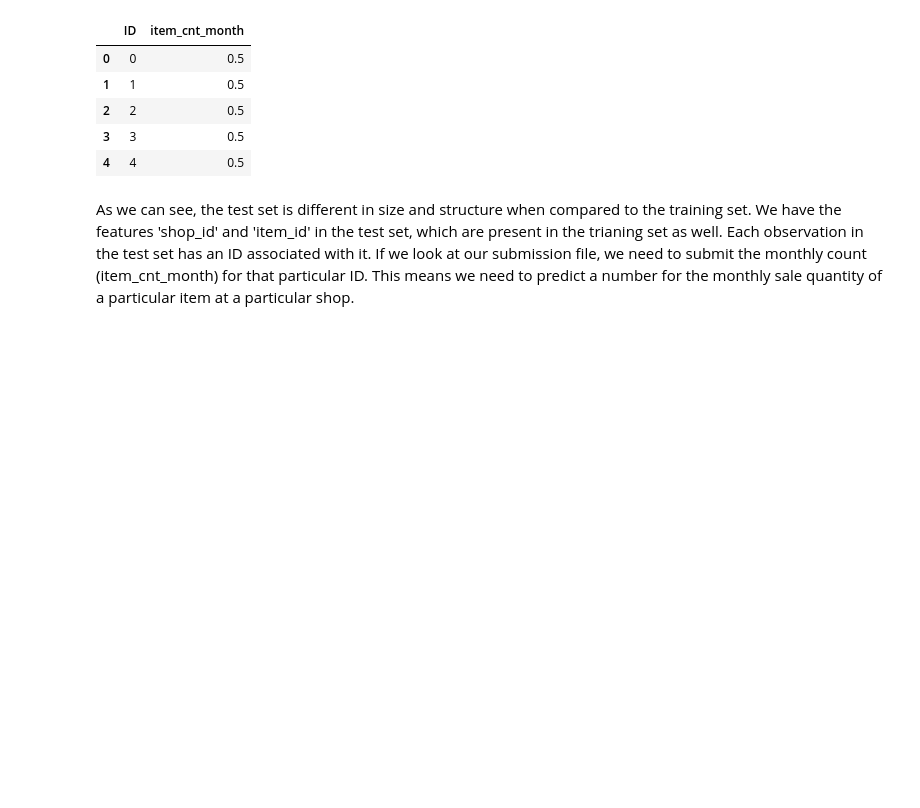
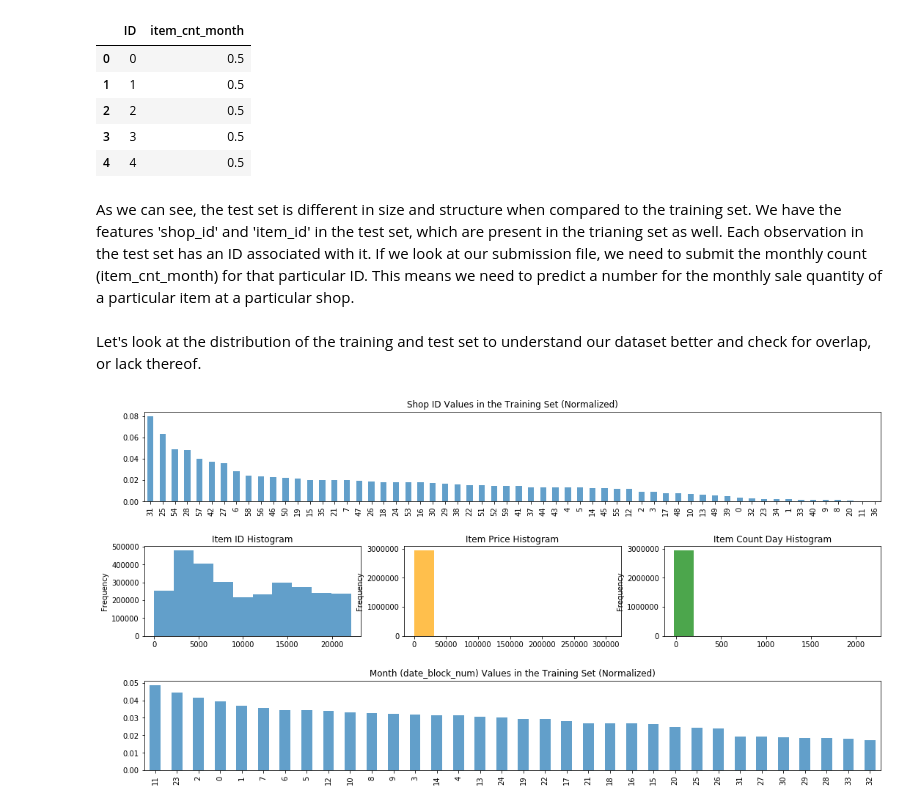
Before and after one commit to sarthakbatragatech/100-Days-of-ML, a Jupyter notebook: Time-Series-Forecasting/Predict-Future-Sales.ipynb, the cells around one changed output. Cells and saved outputs as stored; diff of their text form; code cells hidden in the pictures; blank space fills up the shorter version.

Commit message:
Generated plots for train/test analysis

```diff
--- a/Time-Series-Forecasting/Predict-Future-Sales.ipynb
+++ b/Time-Series-Forecasting/Predict-Future-Sales.ipynb
@@ -49,3 +49,31 @@ submission.head()
 | 4 | 4 | 0.5 |
 # %% [markdown]
 As we can see, the test set is different in size and structure when compared to the training set. We have the features 'shop_id' and 'item_id' in the test set, which are present in the trianing set as well. Each observation in the test set has an ID associated with it. If we look at our submission file, we need to submit the monthly count (item_cnt_month) for that particular ID. This means we need to predict a number for the monthly sale quantity of a particular item at a particular shop.
+# %% [markdown]
+Let's look at the distribution of the training and test set to understand our dataset better and check for overlap, or lack thereof.
+# %%
+fig = plt.figure(figsize=(18,9))
+plt.subplots_adjust(hspace=.5)
+
+plt.subplot2grid((3,3), (0,0), colspan = 3)
+train['shop_id'].value_counts(normalize=True).plot(kind='bar', alpha=0.7)
+plt.title('Shop ID Values in the Training Set (Normalized)')
+
+plt.subplot2grid((3,3), (1,0))
+train['item_id'].plot(kind='hist', alpha=0.7)
+plt.title('Item ID Histogram')
+
+plt.subplot2grid((3,3), (1,1))
+train['item_price'].plot(kind='hist', alpha=0.7, color='orange')
+plt.title('Item Price Histogram')
+
+plt.subplot2grid((3,3), (1,2))
+train['item_cnt_day'].plot(kind='hist', alpha=0.7, color='green')
+plt.title('Item Count Day Histogram')
+
+plt.subplot2grid((3,3), (2,0), colspan = 3)
+train['date_block_num'].value_counts(normalize=True).plot(kind='bar', alpha=0.7)
+plt.title('Month (date_block_num) Values in the Training Set (Normalized)')
+plt.show()
+# %% [output]
+[figure, added]
```
Also changed, not shown: parts of 1 cell of this notebook.
